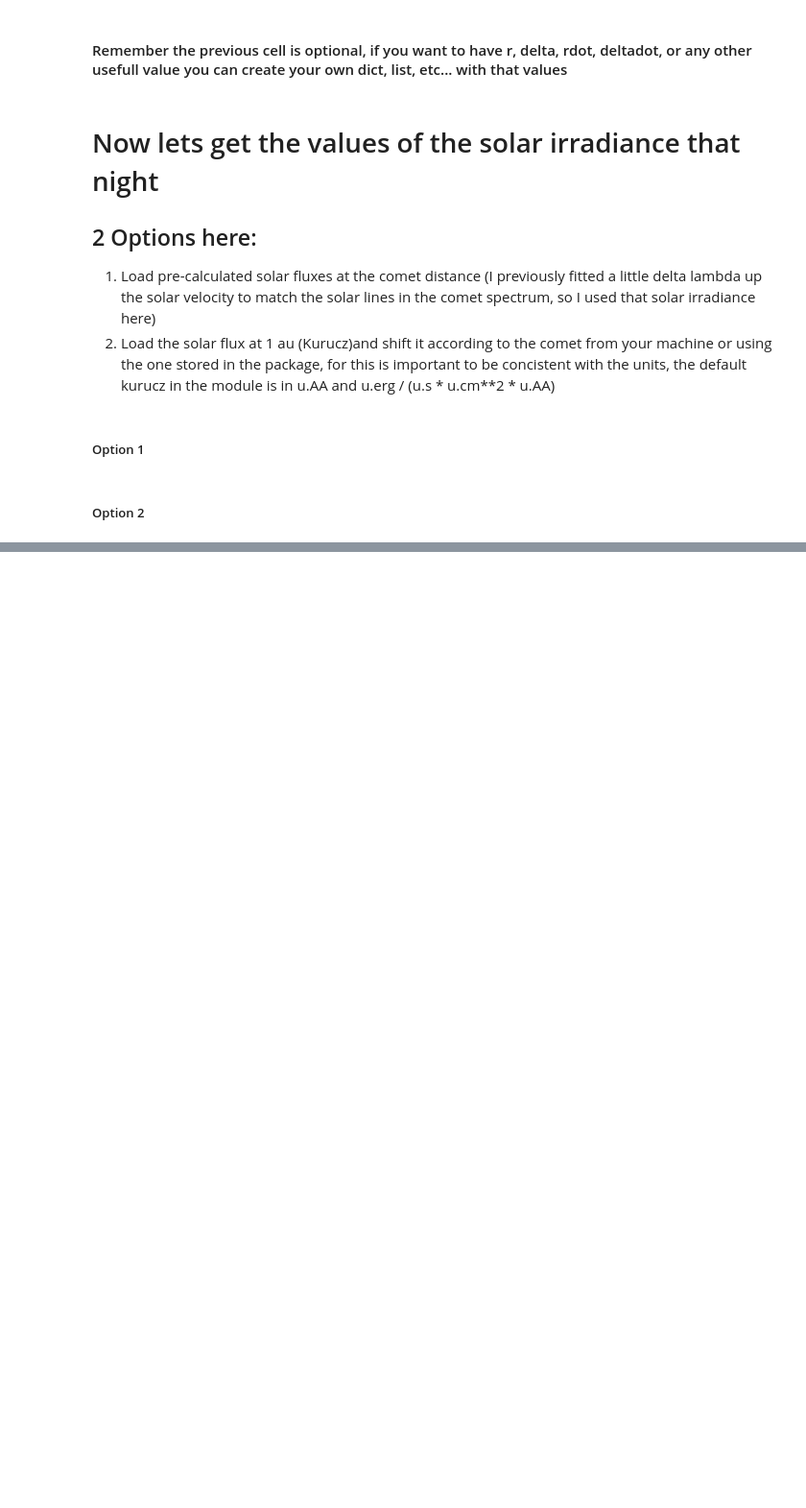
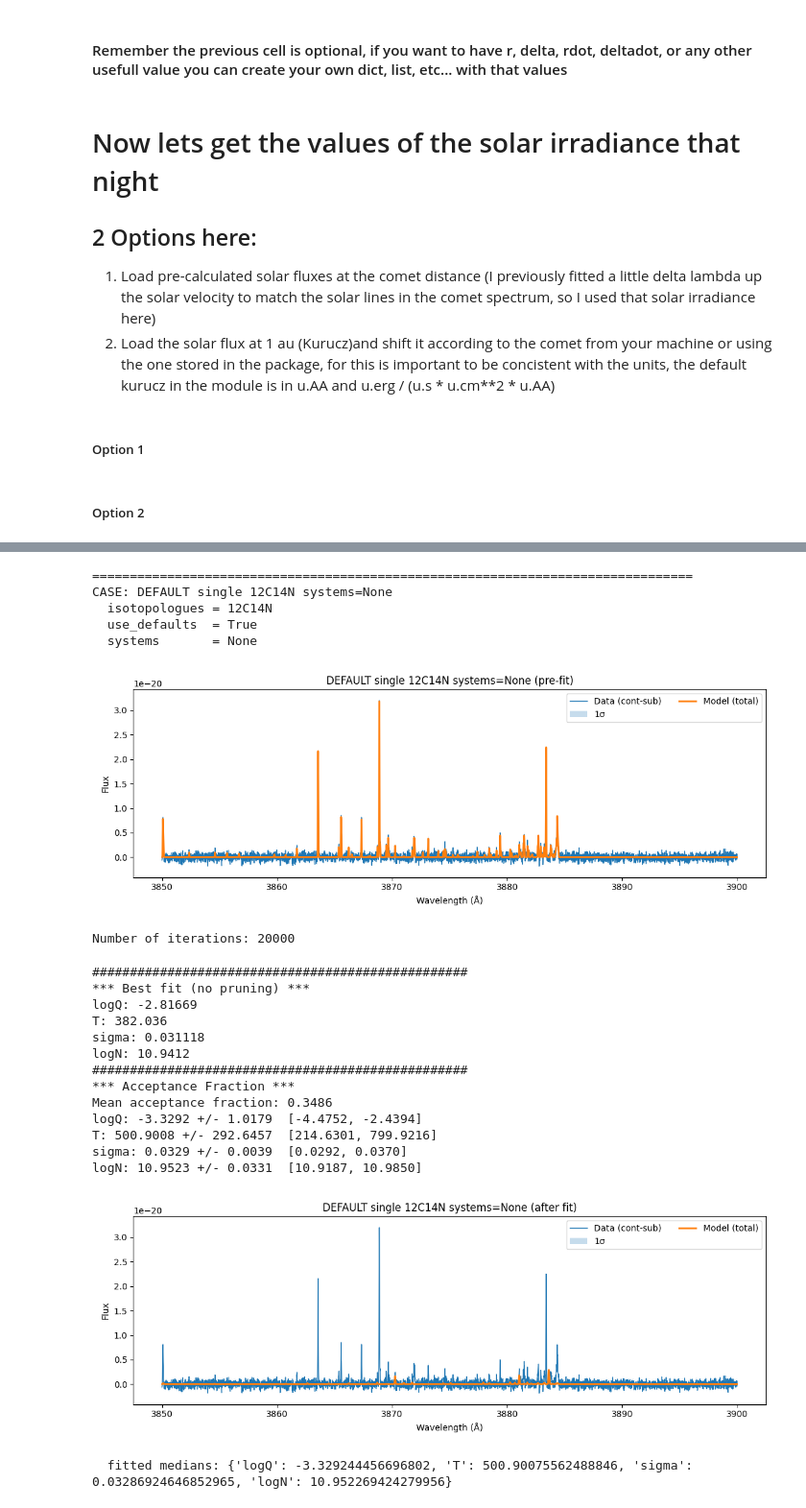
Before and after one commit to baltasarluco/CometSpec, a Jupyter notebook: WorkFlow_Example/WorkFlow.ipynb, the cells around one changed output, grey strips where cells are left out. Shown at 96% size. Cells and saved outputs as stored; diff of their text form; code cells hidden in the pictures; blank space fills up the shorter version.

```diff
--- a/WorkFlow_Example/WorkFlow.ipynb
+++ b/WorkFlow_Example/WorkFlow.ipynb
@@ -219,0 +686,63 @@ This are the most important functions iin this submodule, there are another ones
+# %%
+
+# ------------------------------------------------------------
+# 3) Define isotopologues + build user-provided linelists
+# ------------------------------------------------------------
+window = (3850.0, 3900.0)
+pumping = make_fake_pumping(lam_min=window[0] - 50, lam_max=window[1] + 50, dlam=0.02)
+
+iso1 = "12C14N"
+iso2 = "12C15N"
+iso3 = "13C14N"
+
+user_ll_1 = make_fake_transitions(iso=iso1, n_lines=80, lam_min=window[0], lam_max=window[1], seed=1)
+
+user_ll_2 = {
+    iso1: make_fake_transitions(iso=iso1, n_lines=80, lam_min=window[0], lam_max=window[1], seed=1),
+    iso2: make_fake_transitions(iso=iso2, n_lines=60, lam_min=window[0], lam_max=window[1], seed=2),
+}
+
+user_ll_3 = {
+    iso1: make_fake_transitions(iso=iso1, n_lines=80, lam_min=window[0], lam_max=window[1], seed=1),
+    iso2: make_fake_transitions(iso=iso2, n_lines=60, lam_min=window[0], lam_max=window[1], seed=2),
+    iso3: make_fake_transitions(iso=iso3, n_lines=50, lam_min=window[0], lam_max=window[1], seed=3),
+}
+
+# systems combos (only meaningful for defaults)
+# adjust labels to whatever you implemented, e.g. ["BX_00"], ["AX_dv1"], ["BX_00","AX_dv1"], None
+systems_list = [None, ["BX_00"]]
+# %%
+run_case(
+    case_name=f"DEFAULT single {iso1} systems={None}",
+    isotopologues=iso1,
+    use_defaults=True,
+    pumping=pumping,
+    window=window,
+    systems=None,
+    user_linelists=None,
+    do_fit=True,
+    seed=10,
+)
+# %% [output]
+================================================================================
+CASE: DEFAULT single 12C14N systems=None
+  isotopologues = 12C14N
+  use_defaults  = True
+  systems       = None
+[figure, added]
+Number of iterations: 20000
+##################################################
+*** Best fit (no pruning) ***
+logQ: -2.81669
+T: 382.036
+sigma: 0.031118
+logN: 10.9412
+##################################################
+*** Acceptance Fraction ***
+Mean acceptance fraction: 0.3486
+logQ: -3.3292 +/- 1.0179  [-4.4752, -2.4394]
+T: 500.9008 +/- 292.6457  [214.6301, 799.9216]
+sigma: 0.0329 +/- 0.0039  [0.0292, 0.0370]
+logN: 10.9523 +/- 0.0331  [10.9187, 10.9850]
+[figure, added]
+  fitted medians: {'logQ': -3.329244456696802, 'T': 500.90075562488846, 'sigma': 0.03286924646852965, 'logN': 10.952269424279956}
```
Also changed, not shown: parts of 22 cells of this notebook, 34 other files.
